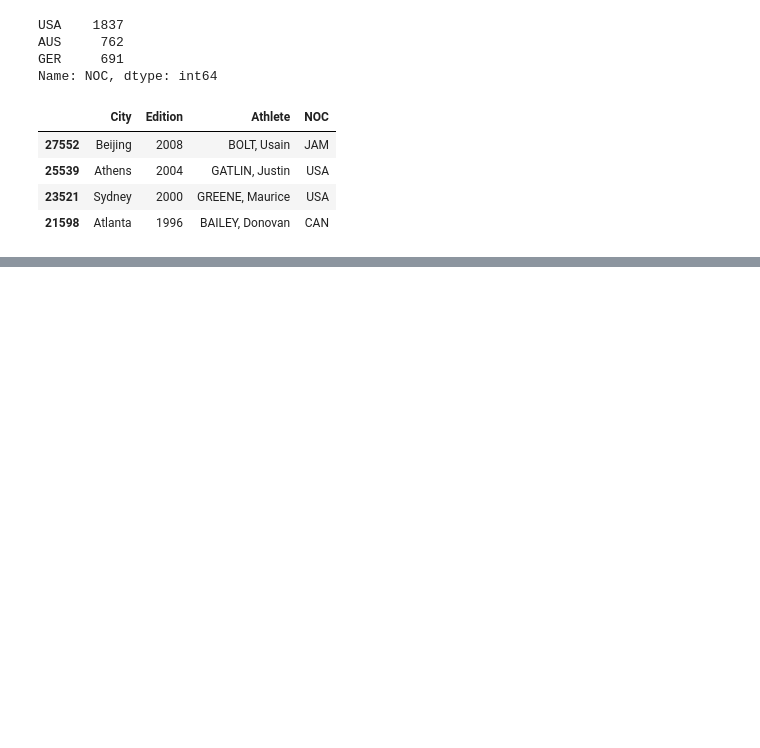
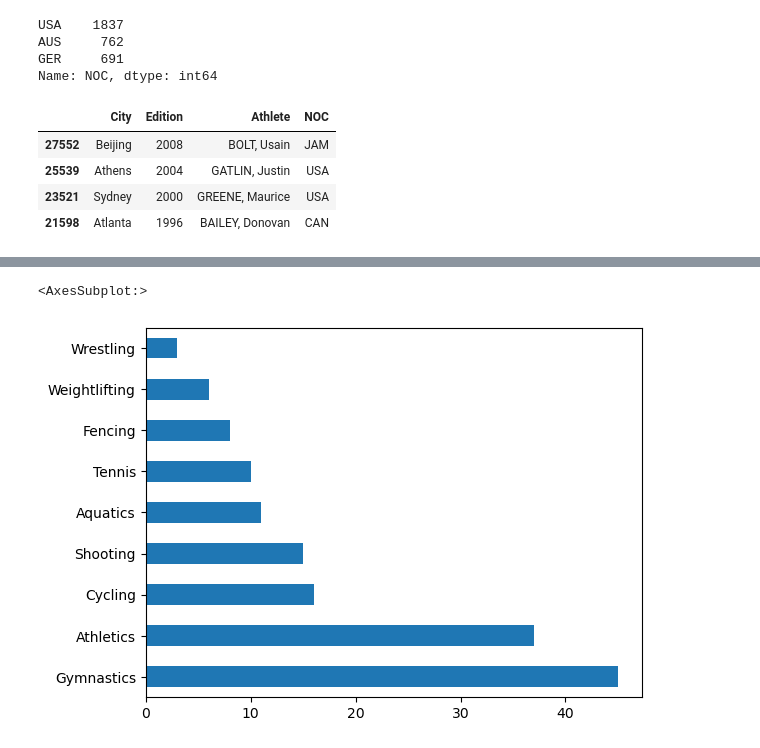
Before and after one commit to Ammar-Man/Python, a Jupyter notebook: Data processing/panda.ipynb, the cells around one changed output, grey strips where cells are left out. Drawn from its saved outputs; the diff is of its cells as text; code cells hidden in the pictures; blank space fills up the shorter version.

```diff
--- a/Data processing/panda.ipynb
+++ b/Data processing/panda.ipynb
@@ -291,0 +330,6 @@ oo_get_gmh.sort_values("Edition",ascending=False)[["City","Edition","Athlete","N
+# %%
+# pie char
+fo.Sport.value_counts().plot(kind='barh')
+# %% [output]
+<AxesSubplot:>
+[figure, added]
```
Also changed, not shown: parts of 17 cells of this notebook.
